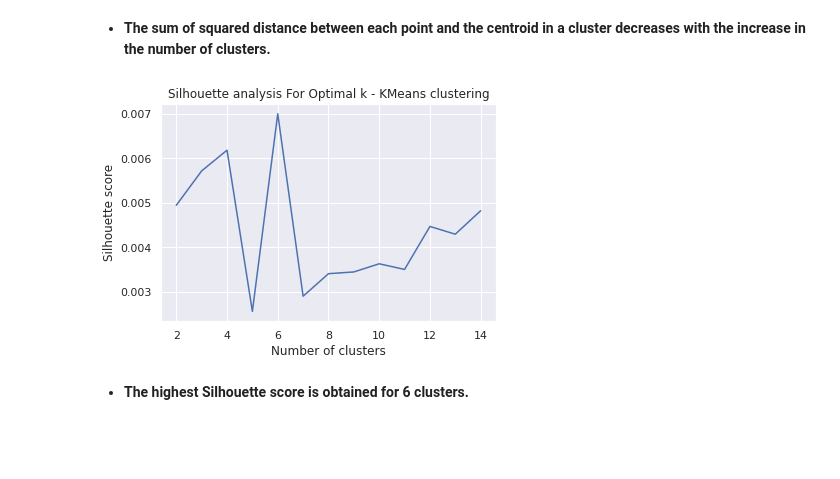
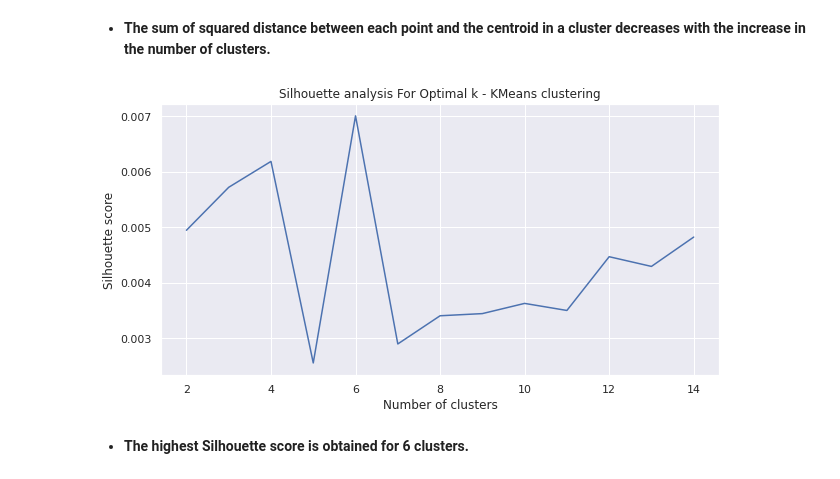
Before and after one commit to dileep-rawat/Capstone_Project-4-Netflix_Movie_and_TV_Shows-Clustering, a Jupyter notebook: Netflix_Movie_and_TV_Shows_Clustering.ipynb, the cells around one changed output. Drawn from its saved outputs; the diff is of its cells as text; code cells hidden in the pictures; blank space fills up the shorter version.

```diff
--- a/Netflix_Movie_and_TV_Shows_Clustering.ipynb
+++ b/Netflix_Movie_and_TV_Shows_Clustering.ipynb
@@ -822,7 +811,7 @@ Dimensionality reduction is the process of reducing the number of features or di
 # %%
 # using PCA to reduce dimensionality
 pca = PCA(random_state=0)
-pca.fit(vector)
+pca.fit(array)
 # %% [output]
 PCA(random_state=0)
 # %%
@@ -842,12 +831,12 @@ Text(0, 0.5, 'cumulative explained variance')
 # %%
 # reducing the dimensions to 4000 using pca
 pca = PCA(n_components=4000,random_state=0)
-pca.fit(vector)
+pca.fit(array)
 # %% [output]
 PCA(n_components=4000, random_state=0)
 # %%
 # transformed features
-X = pca.transform(vector)
+X = pca.transform(array)
 
 # shape of transformed vectors
 X.shape
@@ -887,28 +878,29 @@ Text(0, 0.5, 'Sum of squared errors')
 # %%
 #Silhouette score method to find the optimal value of k
 
 # Initialize a list to store the silhouette score for each value of k
 silhouette_scr = []
 
 for k in range(2, 15):
   # Initialize the k-means model with the current value of k
   kmeans = KMeans(n_clusters=k, init='k-means++', random_state=0)
   # Fit the model to the data
   kmeans.fit(X)
   # Predict the cluster labels for each point in the data
   labels = kmeans.labels_
   # silhouette score for the model
   score = silhouette_score(X, labels)
   silhouette_scr.append(score)
 
 # Plot the Silhouette analysis
+plt.figure(figsize=(10,5))
 plt.plot(range(2,15), silhouette_scr)
 plt.xlabel('Number of clusters')
 plt.ylabel('Silhouette score')
 plt.title('Silhouette analysis For Optimal k - KMeans clustering')
 plt.show()
 # %% [output]
-[figure, old version]
+[figure, new version]
 # %% [markdown]
 * **The highest Silhouette score is obtained for 6 clusters.**
 # %% [markdown]
```
Also changed, not shown: parts of 37 cells of this notebook.
